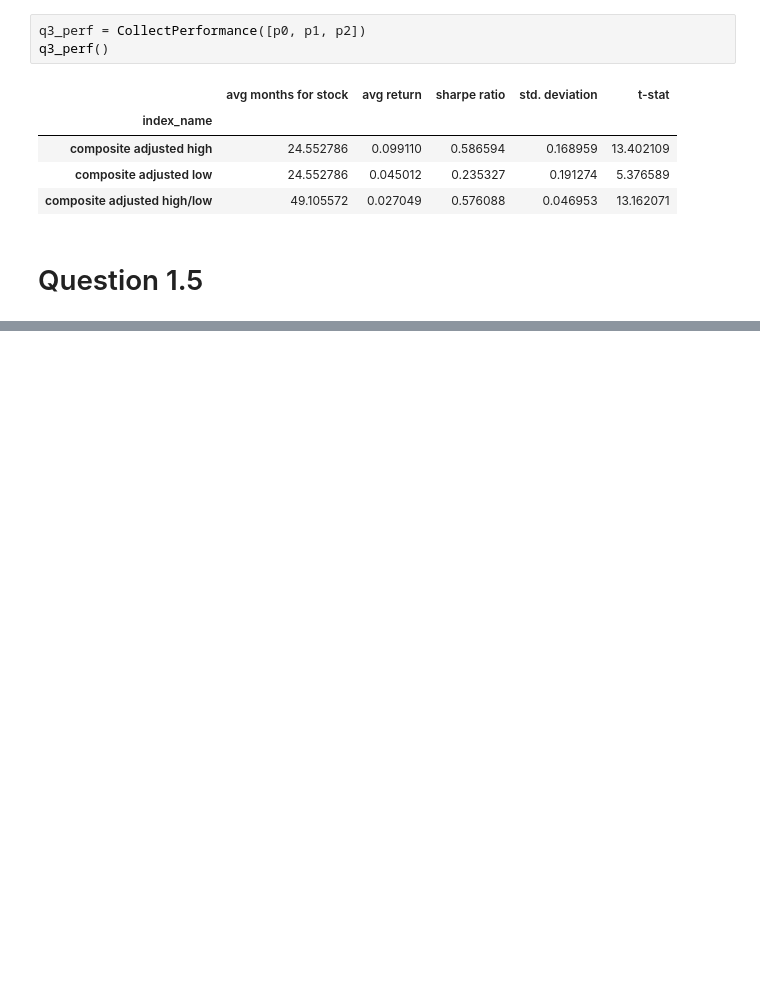
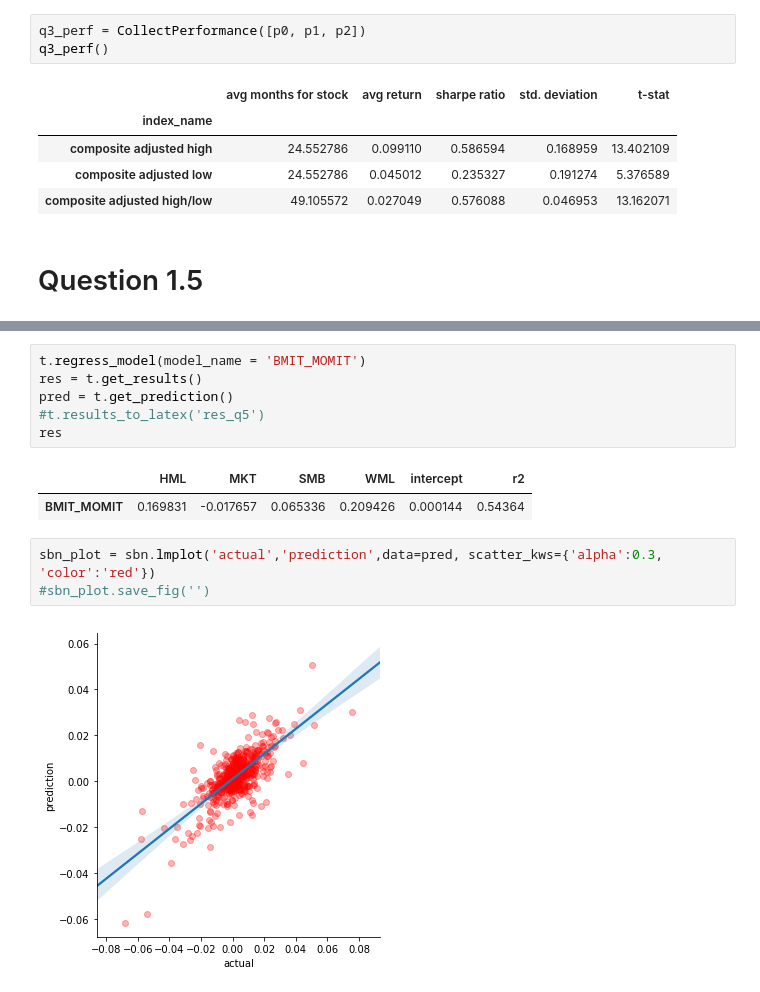
Before and after one commit to JakartaLaw/ASMA, a Jupyter notebook: ass2/Part1.ipynb, the cells around one changed output, grey strips where cells are left out. Cells and saved outputs as stored; diff of their text form; blank space fills up the shorter version.

```diff
--- a/ass2/Part1.ipynb
+++ b/ass2/Part1.ipynb
@@ -141,0 +189,14 @@ test.head()
+# %%
+t.regress_model(model_name = 'BMIT_MOMIT')
+res = t.get_results()
+pred = t.get_prediction()
+#t.results_to_latex('res_q5')
+res
+# %% [output]
+|  | HML | MKT | SMB | WML | intercept | r2 |
+| BMIT_MOMIT | 0.169831 | -0.017657 | 0.065336 | 0.209426 | 0.000144 | 0.54364 |
+# %%
+sbn_plot = sbn.lmplot('actual','prediction',data=pred, scatter_kws={'alpha':0.3, 'color':'red'})
+#sbn_plot.save_fig('')
+# %% [output]
+[figure, added]
```
Also changed, not shown: parts of 15 cells of this notebook, 3 other files.
